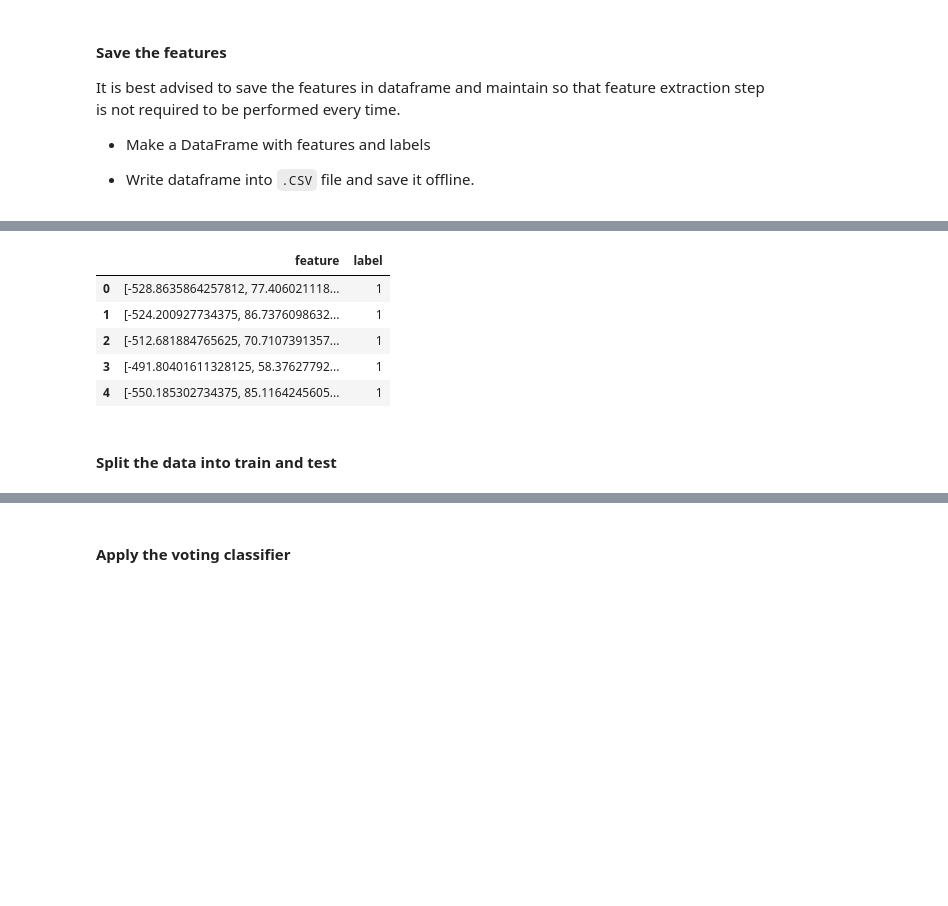
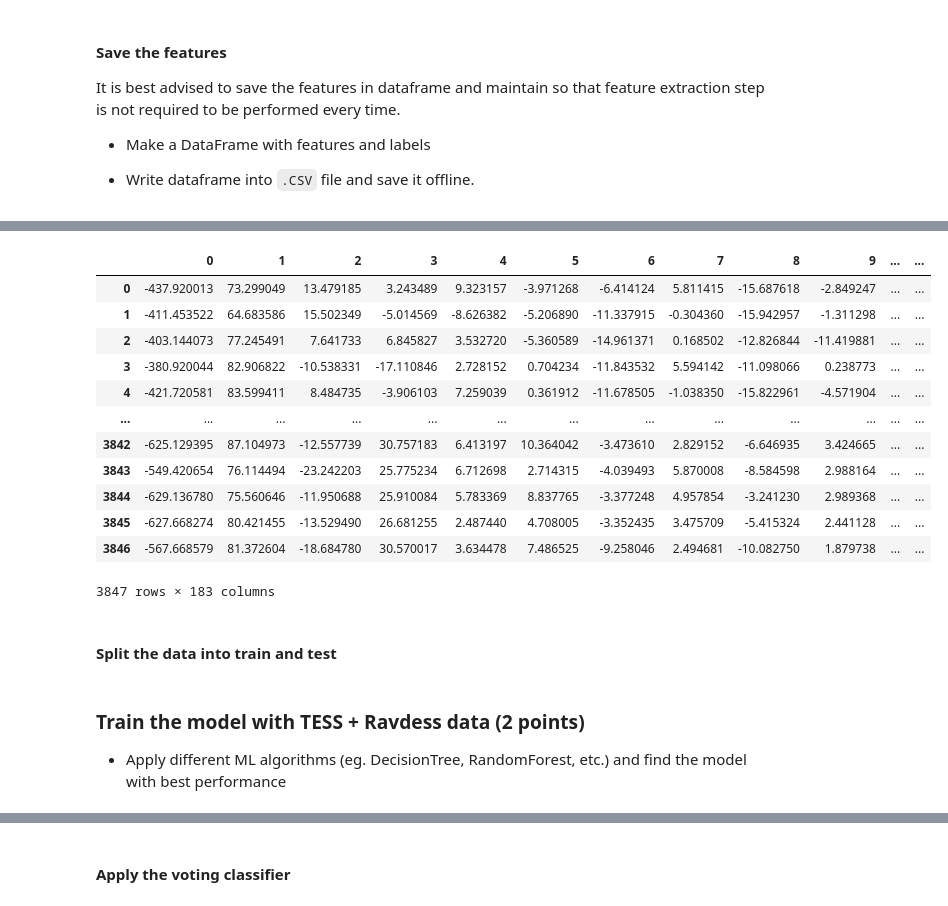
Before and after one commit to vchandraiitk/datascience, a Jupyter notebook: Vikas_M3_NB_MiniProject_3_Emotion_Classification_from_Speech.ipynb, the cells around one changed output, grey strips where cells are left out. Saved outputs shown, nothing was run; the diff lists cells and outputs as text; code cells hidden in the pictures; blank space fills up the shorter version.

```diff
--- a/Vikas_M3_NB_MiniProject_3_Emotion_Classification_from_Speech.ipynb
+++ b/Vikas_M3_NB_MiniProject_3_Emotion_Classification_from_Speech.ipynb
@@ -404,11 +432,0 @@ df_combined.head()
-# %%
-label_counts = df_combined['label'].value_counts().sort_index()
-label_counts
-df_combined.head()
-# %% [output]
-|  | feature | label |
-| 0 | [-528.8635864257812, 77.406021118... | 1 |
-| 1 | [-524.200927734375, 86.7376098632... | 1 |
-| 2 | [-512.681884765625, 70.7107391357... | 1 |
-| 3 | [-491.80401611328125, 58.37627792... | 1 |
-| 4 | [-550.185302734375, 85.1164245605... | 1 |
@@ -415,2 +443,18 @@ df_combined.head()
+# %%
+features_expanded
+# %% [output]
+|  | 0 | 1 | 2 | 3 | 4 | 5 | 6 | 7 | 8 | 9 | ... | ... |
+| 0 | -437.920013 | 73.299049 | 13.479185 | 3.243489 | 9.323157 | -3.971268 | -6.414124 | 5.811415 | -15.687618 | -2.849247 | ... | ... |
+| 1 | -411.453522 | 64.683586 | 15.502349 | -5.014569 | -8.626382 | -5.206890 | -11.337915 | -0.304360 | -15.942957 | -1.311298 | ... | ... |
+| 2 | -403.144073 | 77.245491 | 7.641733 | 6.845827 | 3.532720 | -5.360589 | -14.961371 | 0.168502 | -12.826844 | -11.419881 | ... | ... |
+| 3 | -380.920044 | 82.906822 | -10.538331 | -17.110846 | 2.728152 | 0.704234 | -11.843532 | 5.594142 | -11.098066 | 0.238773 | ... | ... |
+| 4 | -421.720581 | 83.599411 | 8.484735 | -3.906103 | 7.259039 | 0.361912 | -11.678505 | -1.038350 | -15.822961 | -4.571904 | ... | ... |
+| ... | ... | ... | ... | ... | ... | ... | ... | ... | ... | ... | ... | ... |
+| 3842 | -625.129395 | 87.104973 | -12.557739 | 30.757183 | 6.413197 | 10.364042 | -3.473610 | 2.829152 | -6.646935 | 3.424665 | ... | ... |
+| 3843 | -549.420654 | 76.114494 | -23.242203 | 25.775234 | 6.712698 | 2.714315 | -4.039493 | 5.870008 | -8.584598 | 2.988164 | ... | ... |
+| 3844 | -629.136780 | 75.560646 | -11.950688 | 25.910084 | 5.783369 | 8.837765 | -3.377248 | 4.957854 | -3.241230 | 2.989368 | ... | ... |
+| 3845 | -627.668274 | 80.421455 | -13.529490 | 26.681255 | 2.487440 | 4.708005 | -3.352435 | 3.475709 | -5.415324 | 2.441128 | ... | ... |
+| 3846 | -567.668579 | 81.372604 | -18.684780 | 30.570017 | 3.634478 | 7.486525 | -9.258046 | 2.494681 | -10.082750 | 1.879738 | ... | ... |
+3847 rows × 183 columns
 # %% [markdown]
 #### Split the data into train and test
@@ -416,0 +465,4 @@ df_combined.head()
+# %% [markdown]
+### Train the model with TESS + Ravdess data (2 points)
+
+* Apply different ML algorithms (eg. DecisionTree, RandomForest, etc.) and find the model with best performance
```
Also changed, not shown: parts of 24 cells of this notebook.
